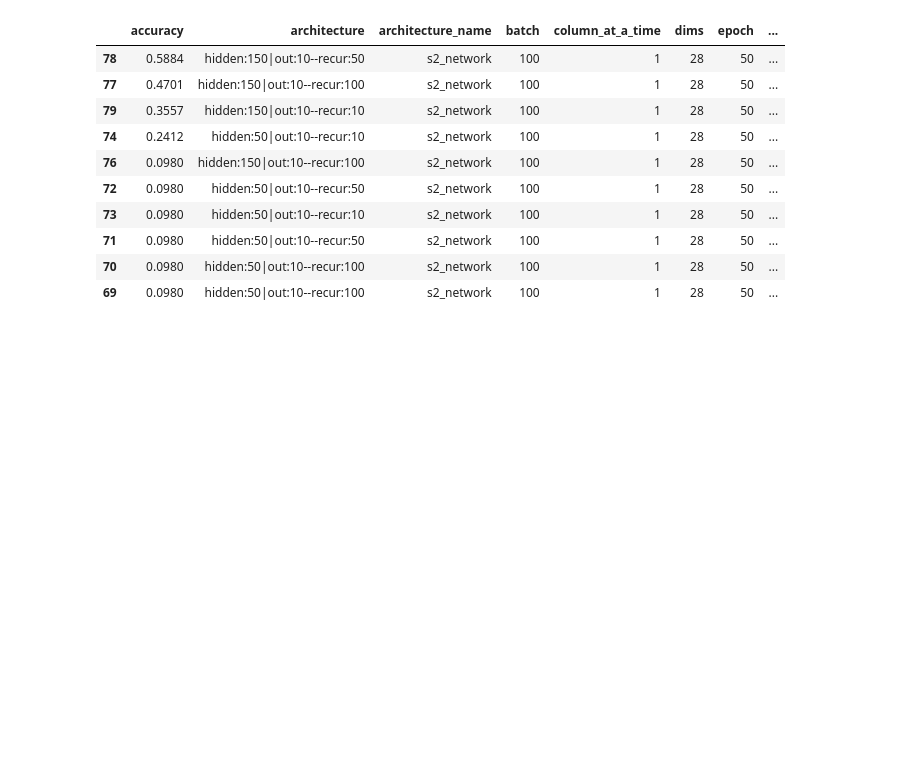
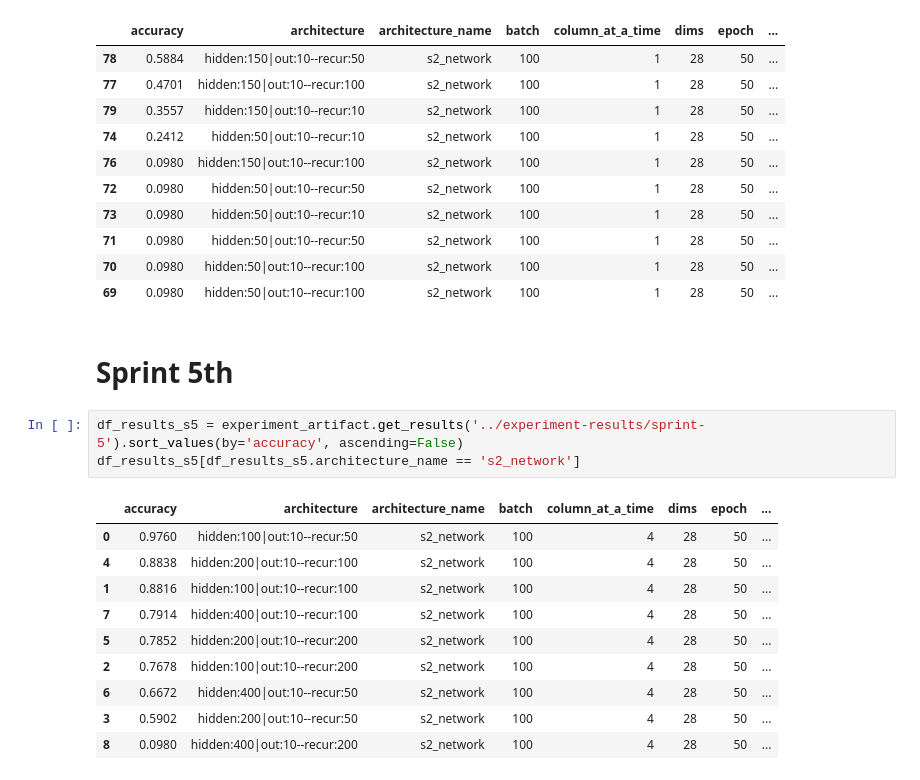
Before and after one commit to p16i/thesis-designing-recurrent-neural-networks-for-explainability, a Jupyter notebook: notebooks/visualize-results.ipynb, the cells around one changed output. Drawn from its saved outputs; the diff is of its cells as text; blank space fills up the shorter version.

```diff
--- a/notebooks/visualize-results.ipynb
+++ b/notebooks/visualize-results.ipynb
@@ -87,3 +87,19 @@ df_results_s4[df_results_s4.column_at_a_time == 1][df_results_s4.architecture_na
 | 71 | 0.0980 | hidden:50|out:10--recur:50 | s2_network | 100 | 1 | 28 | 50 | ... |
 | 70 | 0.0980 | hidden:50|out:10--recur:100 | s2_network | 100 | 1 | 28 | 50 | ... |
 | 69 | 0.0980 | hidden:50|out:10--recur:100 | s2_network | 100 | 1 | 28 | 50 | ... |
+# %% [markdown]
+# Sprint 5th
+# %%
+df_results_s5 = experiment_artifact.get_results('../experiment-results/sprint-5').sort_values(by='accuracy', ascending=False)
+df_results_s5[df_results_s5.architecture_name == 's2_network']
+# %% [output]
+|  | accuracy | architecture | architecture_name | batch | column_at_a_time | dims | epoch | ... |
+| 0 | 0.9760 | hidden:100|out:10--recur:50 | s2_network | 100 | 4 | 28 | 50 | ... |
+| 4 | 0.8838 | hidden:200|out:10--recur:100 | s2_network | 100 | 4 | 28 | 50 | ... |
+| 1 | 0.8816 | hidden:100|out:10--recur:100 | s2_network | 100 | 4 | 28 | 50 | ... |
+| 7 | 0.7914 | hidden:400|out:10--recur:100 | s2_network | 100 | 4 | 28 | 50 | ... |
+| 5 | 0.7852 | hidden:200|out:10--recur:200 | s2_network | 100 | 4 | 28 | 50 | ... |
+| 2 | 0.7678 | hidden:100|out:10--recur:200 | s2_network | 100 | 4 | 28 | 50 | ... |
+| 6 | 0.6672 | hidden:400|out:10--recur:50 | s2_network | 100 | 4 | 28 | 50 | ... |
+| 3 | 0.5902 | hidden:200|out:10--recur:50 | s2_network | 100 | 4 | 28 | 50 | ... |
+| 8 | 0.0980 | hidden:400|out:10--recur:200 | s2_network | 100 | 4 | 28 | 50 | ... |
```
Also changed, not shown: parts of 1 cell of this notebook, 1 other file.
